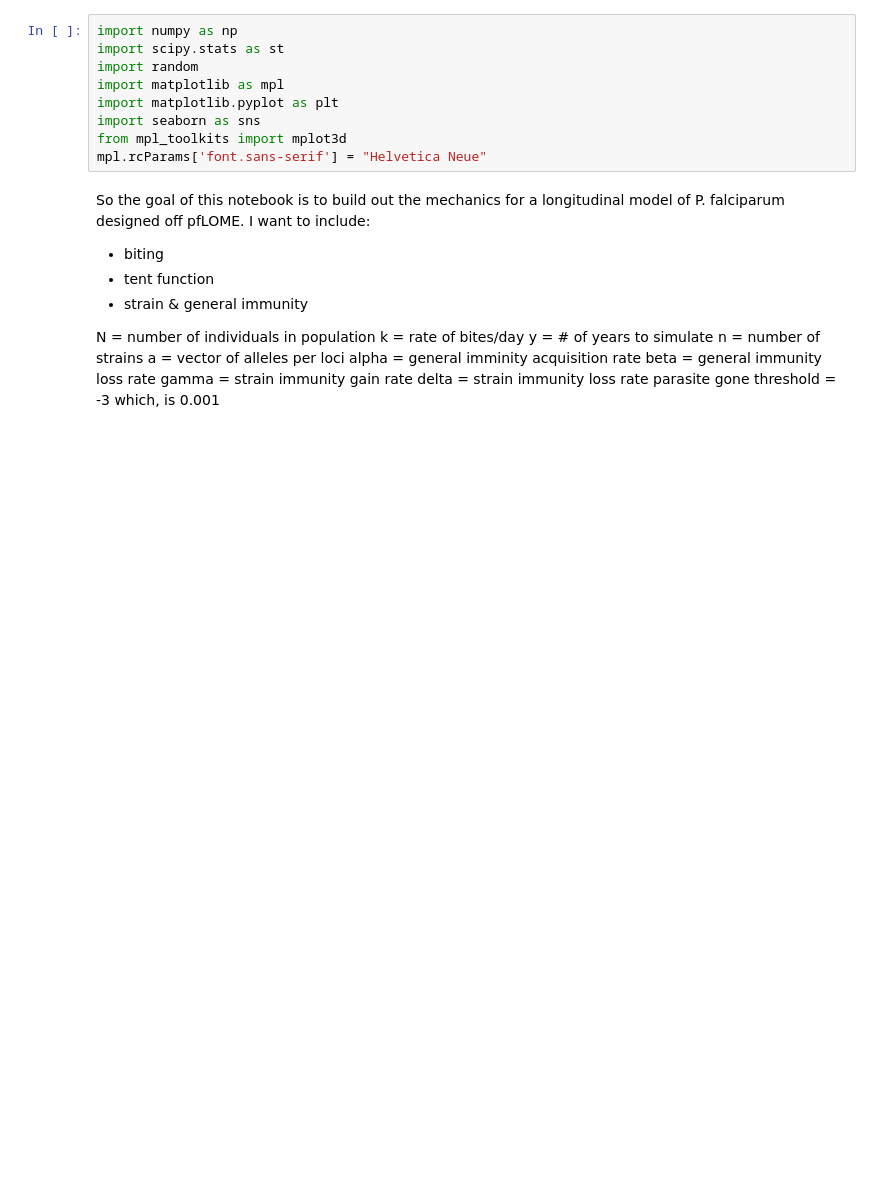
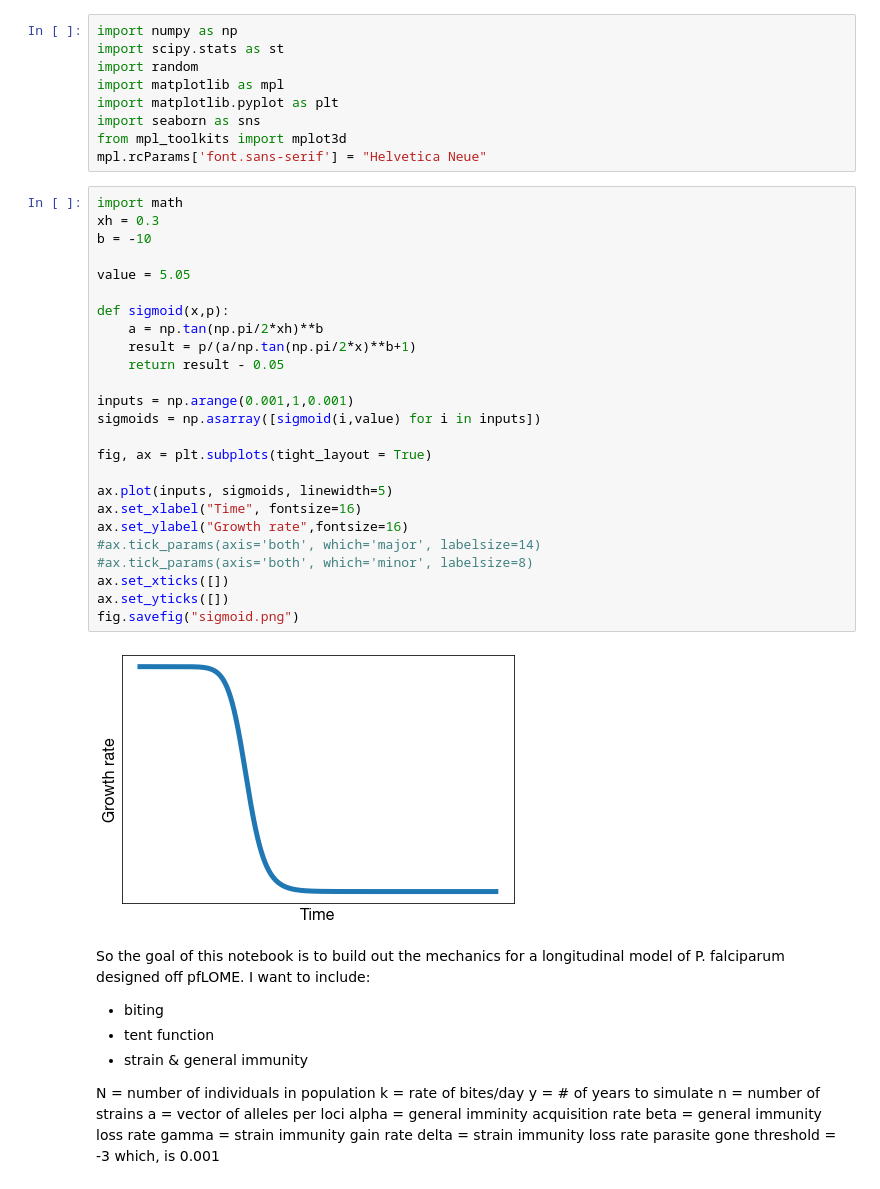
Before and after one commit to blab/pf-longitudinal, a Jupyter notebook: pf-tent/longitudinal-sims.ipynb, the cells around one changed output. Drawn from its saved outputs; the diff is of its cells as text; blank space fills up the shorter version.

```diff
--- a/pf-tent/longitudinal-sims.ipynb
+++ b/pf-tent/longitudinal-sims.ipynb
@@ -7,6 +7,33 @@ import matplotlib.pyplot as plt
 import seaborn as sns
 from mpl_toolkits import mplot3d
 mpl.rcParams['font.sans-serif'] = "Helvetica Neue"
+# %%
+import math
+xh = 0.3
+b = -10
+
+value = 5.05
+
+def sigmoid(x,p):
+    a = np.tan(np.pi/2*xh)**b
+    result = p/(a/np.tan(np.pi/2*x)**b+1)
+    return result - 0.05
+
+inputs = np.arange(0.001,1,0.001)
+sigmoids = np.asarray([sigmoid(i,value) for i in inputs])
+
+fig, ax = plt.subplots(tight_layout = True)
+
+ax.plot(inputs, sigmoids, linewidth=5)
+ax.set_xlabel("Time", fontsize=16)
+ax.set_ylabel("Growth rate",fontsize=16)
+#ax.tick_params(axis='both', which='major', labelsize=14)
+#ax.tick_params(axis='both', which='minor', labelsize=8)
+ax.set_xticks([])
+ax.set_yticks([])
+fig.savefig("sigmoid.png")
+# %% [output]
+[figure, added]
 # %% [markdown]
 So the goal of this notebook is to build out the mechanics for a longitudinal model of P. falciparum designed off pfLOME. I want to include:
 - biting
```
Also changed, not shown: parts of 5 cells of this notebook, 4 other files.
